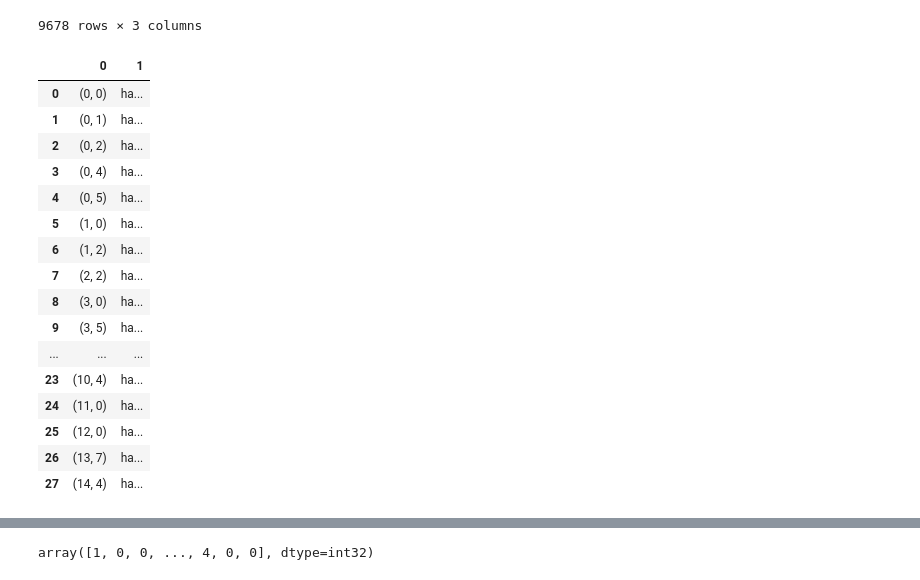
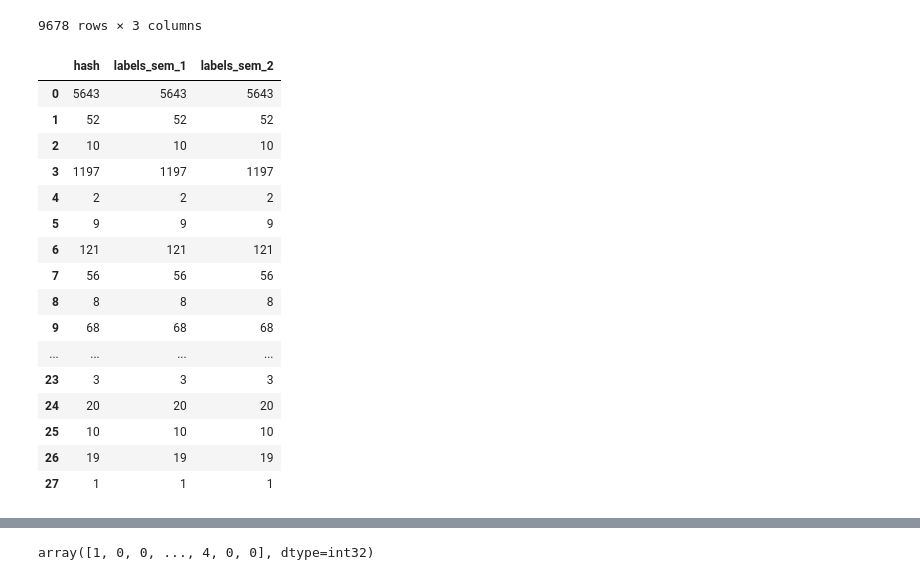
Before and after one commit to Maksimka9/clustering, a Jupyter notebook: main.ipynb, the cells around one changed output, grey strips where cells are left out. Cells and saved outputs as stored; diff of their text form; code cells hidden in the pictures.

```diff
--- a/main.ipynb
+++ b/main.ipynb
@@ -353,23 +271,23 @@ for i in range(0, len(compare_list)):
   group_df = pd.DataFrame(compare_list[i].groupby([compare_list[i].iloc[:,1], compare_list[i].iloc[:,2]]))
   group_df_list.append(group_df)
 # %%
-group_df_list[0]
+count_table_list[0]
 # %% [output]
-|  | 0 | 1 |
-| 0 | (0, 0) | ha... |
-| 1 | (0, 1) | ha... |
-| 2 | (0, 2) | ha... |
-| 3 | (0, 4) | ha... |
-| 4 | (0, 5) | ha... |
-| 5 | (1, 0) | ha... |
-| 6 | (1, 2) | ha... |
-| 7 | (2, 2) | ha... |
-| 8 | (3, 0) | ha... |
-| 9 | (3, 5) | ha... |
-| ... | ... | ... |
-| 23 | (10, 4) | ha... |
-| 24 | (11, 0) | ha... |
-| 25 | (12, 0) | ha... |
-| 26 | (13, 7) | ha... |
-| 27 | (14, 4) | ha... |
+|  | hash | labels_sem_1 | labels_sem_2 |
+| 0 | 5643 | 5643 | 5643 |
+| 1 | 52 | 52 | 52 |
+| 2 | 10 | 10 | 10 |
+| 3 | 1197 | 1197 | 1197 |
+| 4 | 2 | 2 | 2 |
+| 5 | 9 | 9 | 9 |
+| 6 | 121 | 121 | 121 |
+| 7 | 56 | 56 | 56 |
+| 8 | 8 | 8 | 8 |
+| 9 | 68 | 68 | 68 |
+| ... | ... | ... | ... |
+| 23 | 3 | 3 | 3 |
+| 24 | 20 | 20 | 20 |
+| 25 | 10 | 10 | 10 |
+| 26 | 19 | 19 | 19 |
+| 27 | 1 | 1 | 1 |
 # %%
```
Also changed, not shown: parts of 14 cells of this notebook.
